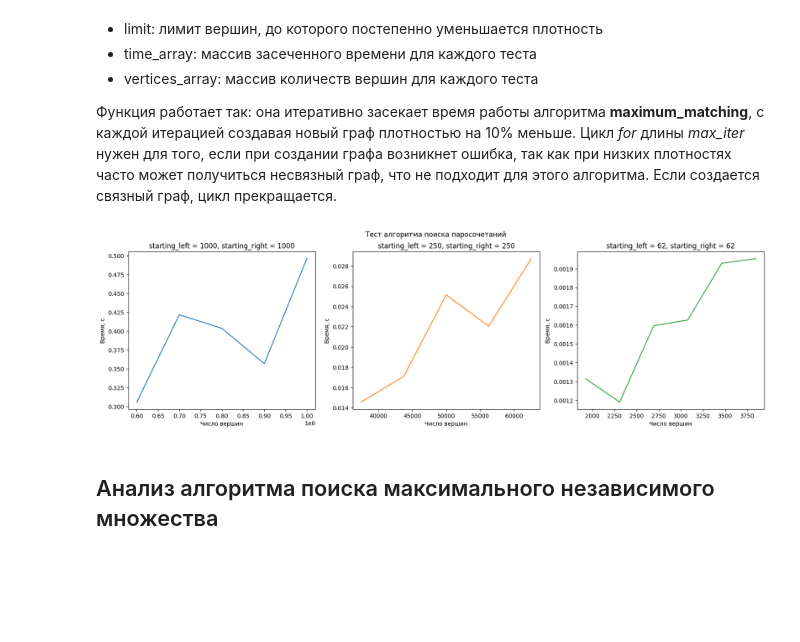
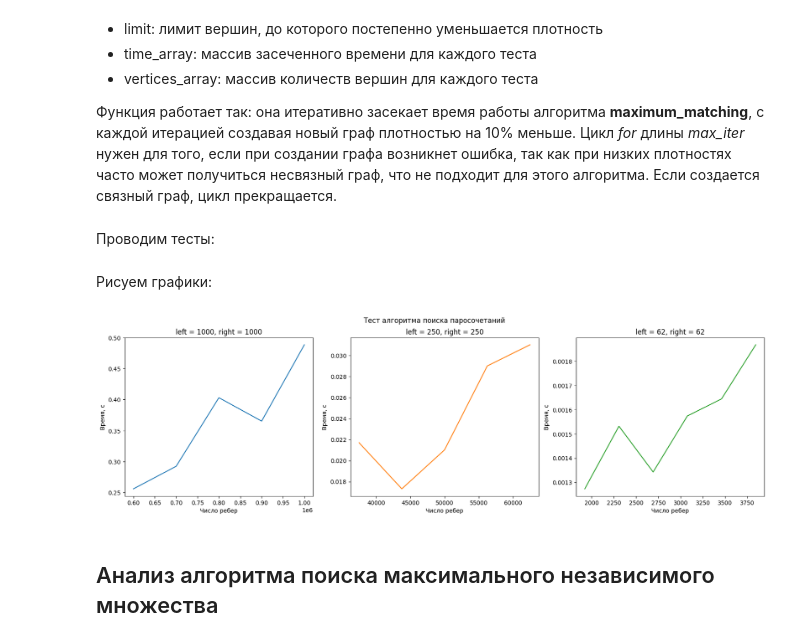
Before and after one commit to multifacs/graph-algorithms, a Jupyter notebook: graph-algorithms.ipynb, the cells around one changed output. Drawn from its saved outputs; the diff is of its cells as text; code cells hidden in the pictures; blank space fills up the shorter version.

```diff
--- a/graph-algorithms.ipynb
+++ b/graph-algorithms.ipynb
@@ -103,3 +103,5 @@ def test_max_matching(starting_left, starting_right, max_iter, limit, time_array
                 break
             except Exception:
                 print("Disconnected graph, n try =")
+# %% [markdown]
+Проводим тесты:
@@ -106,42 +137,23 @@ def test_max_matching(starting_left, starting_right, max_iter, limit, time_array
+# %% [markdown]
+Рисуем графики:
 # %%
-matchings_time_array = []
-matchings_vertices_array = []
-# Начальные параметры
-starting_left = 1000
-starting_right = 1000
-max_iter = 100
-limit = starting_left * starting_right / 2
-k = 4  # Коэффициент, на который уменьшаем число вершин долей для следующего теста
-
-# Всего проведем 3 теста
 axes_n = 3
 counter = 0
 fig, axes = plt.subplots(1, axes_n, figsize=(
     20, 5), gridspec_kw={'width_ratios': [1, 1, 1]})
 
 fig.suptitle('Тест алгоритма поиска паросочетаний')
 
 colors = ['tab:blue', 'tab:orange', 'tab:green']
-while starting_left >= 50:
-    test_max_matching(starting_left, starting_right, max_iter, limit,
-                      matchings_time_array, matchings_vertices_array)
-    axes[counter].set_title("starting_left = {}, starting_right = {}".format(
-        starting_left, starting_right))
-    axes[counter].set(xlabel='Число вершин', ylabel='Время, с')
-    axes[counter].plot(matchings_vertices_array,
-                       matchings_time_array, colors[counter])
-    counter += 1
-
-    matchings_time_array = []
-    matchings_vertices_array = []
-
-    # Для следующего теста поделим число вершин на k
-    starting_left = int(starting_left / k)
-    starting_right = int(starting_right / k)
-    limit = starting_left * starting_right / 2
+for i in range(axes_n):
+    axes[i].set_title("left = {}, right = {}".format(
+        matchings_data_n[i], matchings_data_n[i]))
+    axes[i].set(xlabel='Число ребер', ylabel='Время, с')
+    axes[i].plot(matchings_data_vertices[i],
+                 matchings_data_time[i], colors[i])
 plt.show()
 # %% [output]
-[figure, old version]
+[figure, new version]
 # %% [markdown]
 ## Анализ алгоритма поиска максимального независимого множества
 # %% [markdown]
```
Also changed, not shown: parts of 3 cells of this notebook.
